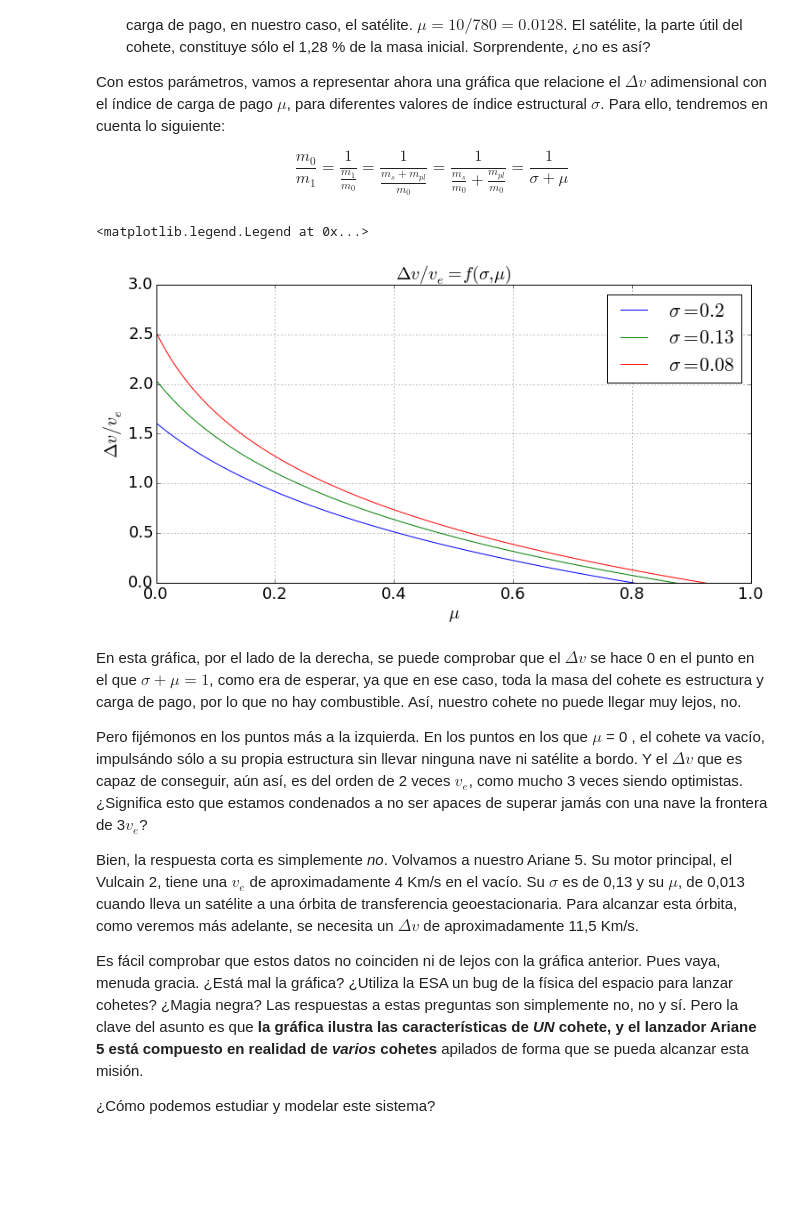
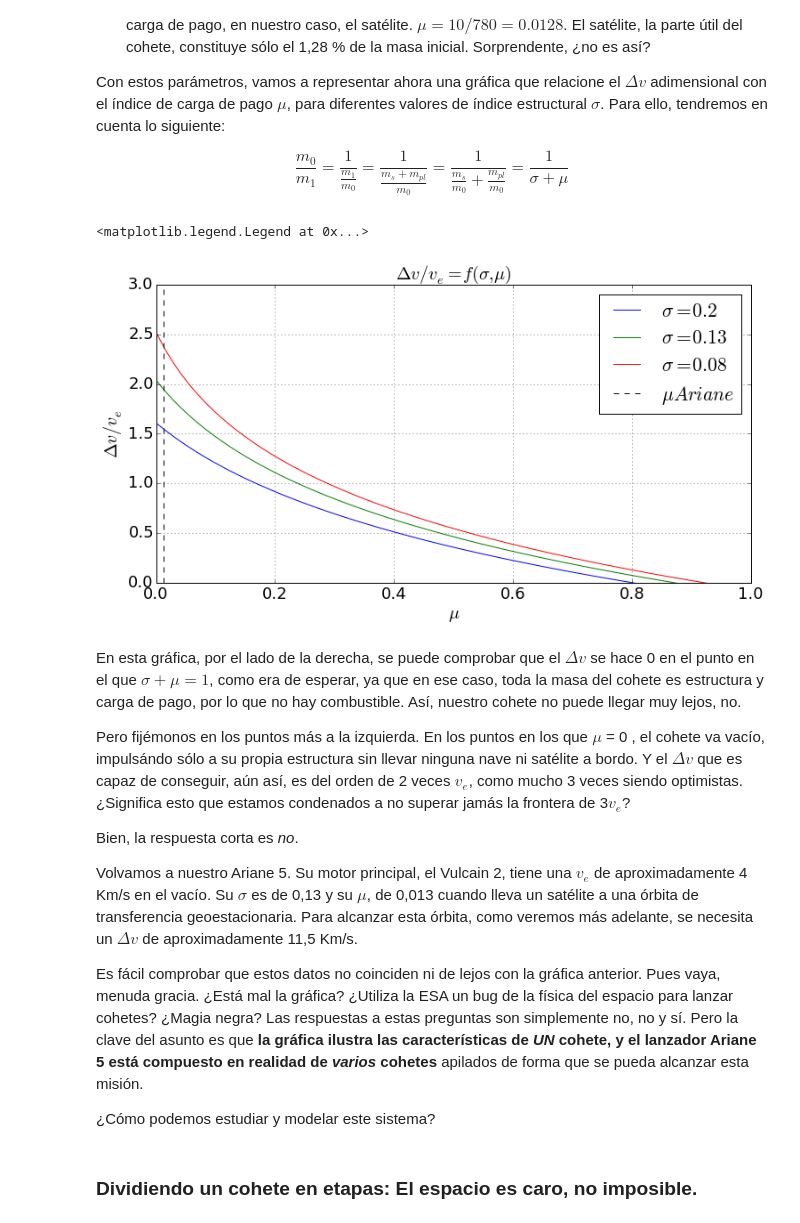
Before and after one commit to AunSiro/EcuacionCohete, a Jupyter notebook: La tiranía de la ecuación del cohete.ipynb, the cells around one changed output. Cells and saved outputs as stored; diff of their text form; code cells hidden in the pictures; blank space fills up the shorter version.

Commit message:
Actualización
Comenzando la sección sobre las etapas, revisado el texto.

```diff
--- a/La tiranía de la ecuación del cohete.ipynb
+++ b/La tiranía de la ecuación del cohete.ipynb
@@ -115,40 +119,44 @@ def eq_cohete_adim_masa (sigma, mu):
 # %%
 #Ahora, para pintar nuestra función, usaremos matplotlib a la manera habitual
 
 #Esta vez, nuestra variable independiente va a ser el índice de carga de pago.
 #Sus valores máximo y mínimo serán, lógicamente, 0 y 1
 
 mu = np.linspace(0,1, 200)
 
 #Ahora vamos a pintar 3 líneas para 3 valores del índice estructural
 #Hemos visto que para el Ariane 5, es 0,13, así que este será uno de los que usemos.
 #Pintaremos también uno con sigma = 0,2, un lanzador algo peor que el Ariane
 #El otro valor será 0,08, un valor excepcionalmente bajo, que representaría un lanzador de calidad y eficacia inigualable
 
 
 plt.figure(figsize=(12, 6))
 plt.xlabel('$\mu$',fontsize=20)
 plt.ylabel('$\Delta v /v_e$',fontsize=20)
 plt.title ('$\Delta v /v_e  = f(\sigma,\mu)$',fontsize=20)
 plt.grid()
 plt.ylim(0,3)
 
 plt.rc('font', size = 18)
 plt.plot(mu,eq_cohete_adim_masa(0.2, mu),label='$\sigma = 0.2$')
 plt.plot(mu,eq_cohete_adim_masa(0.13, mu),label='$\sigma = 0.13$')
 plt.plot(mu,eq_cohete_adim_masa(0.08, mu),label='$\sigma = 0.08$')
+plt.plot([0.0128, 0.0128], [0, 3],'k--', label='$\mu Ariane$')
 plt.legend()
 # %% [output]
 <matplotlib.legend.Legend at 0x...>
-[figure, old version]
+[figure, new version]
 # %% [markdown]
 En esta gráfica, por el lado de la derecha, se puede comprobar que el $\Delta v$ se hace 0 en el punto en el que $\sigma + \mu = 1$, como era de esperar, ya que en ese caso, toda la masa del cohete es estructura y carga de pago, por lo que no hay combustible. Así, nuestro cohete no puede llegar muy lejos, no.
 
-Pero fijémonos en los puntos más a la izquierda. En los puntos en los que $\mu$ = 0 , el cohete va vacío, impulsándo sólo a su propia estructura sin llevar ninguna nave ni satélite a bordo. Y el $\Delta v$ que es capaz de conseguir, aún así, es del orden de 2 veces $v_e$, como mucho 3 veces siendo optimistas. ¿Significa esto que estamos condenados a no ser apaces de superar jamás con una nave la frontera de 3$v_e$?
+Pero fijémonos en los puntos más a la izquierda. En los puntos en los que $\mu$ = 0 , el cohete va vacío, impulsándo sólo a su propia estructura sin llevar ninguna nave ni satélite a bordo. Y el $\Delta v$ que es capaz de conseguir, aún así, es del orden de 2 veces $v_e$, como mucho 3 veces siendo optimistas. ¿Significa esto que estamos condenados a no superar jamás la frontera de 3$v_e$?
 
-Bien, la respuesta corta es simplemente *no*.
+Bien, la respuesta corta es *no*.
+
 Volvamos a nuestro Ariane 5. Su motor principal, el Vulcain 2, tiene una $v_e$ de aproximadamente 4 Km/s en el vacío. Su $\sigma$ es de 0,13 y su $\mu$, de 0,013 cuando lleva un satélite a una órbita de transferencia geoestacionaria. Para alcanzar esta órbita, como veremos más adelante, se necesita un $\Delta v$ de aproximadamente 11,5 Km/s.
 
 Es fácil comprobar que estos datos no coinciden ni de lejos con la gráfica anterior. Pues vaya, menuda gracia. ¿Está mal la gráfica? ¿Utiliza la ESA un bug de la física del espacio para lanzar cohetes? ¿Magia negra? Las respuestas a estas preguntas son simplemente no, no y sí. Pero la clave del asunto es que **la gráfica ilustra las características de *UN* cohete, y el lanzador Ariane 5 está compuesto en realidad de *varios* cohetes** apilados de forma que se pueda alcanzar esta misión.
 
 ¿Cómo podemos estudiar y modelar este sistema?
+# %% [markdown]
+### Dividiendo un cohete en etapas: El espacio es caro, no imposible.
```
Also changed, not shown: parts of 10 cells of this notebook, 3 other files.
